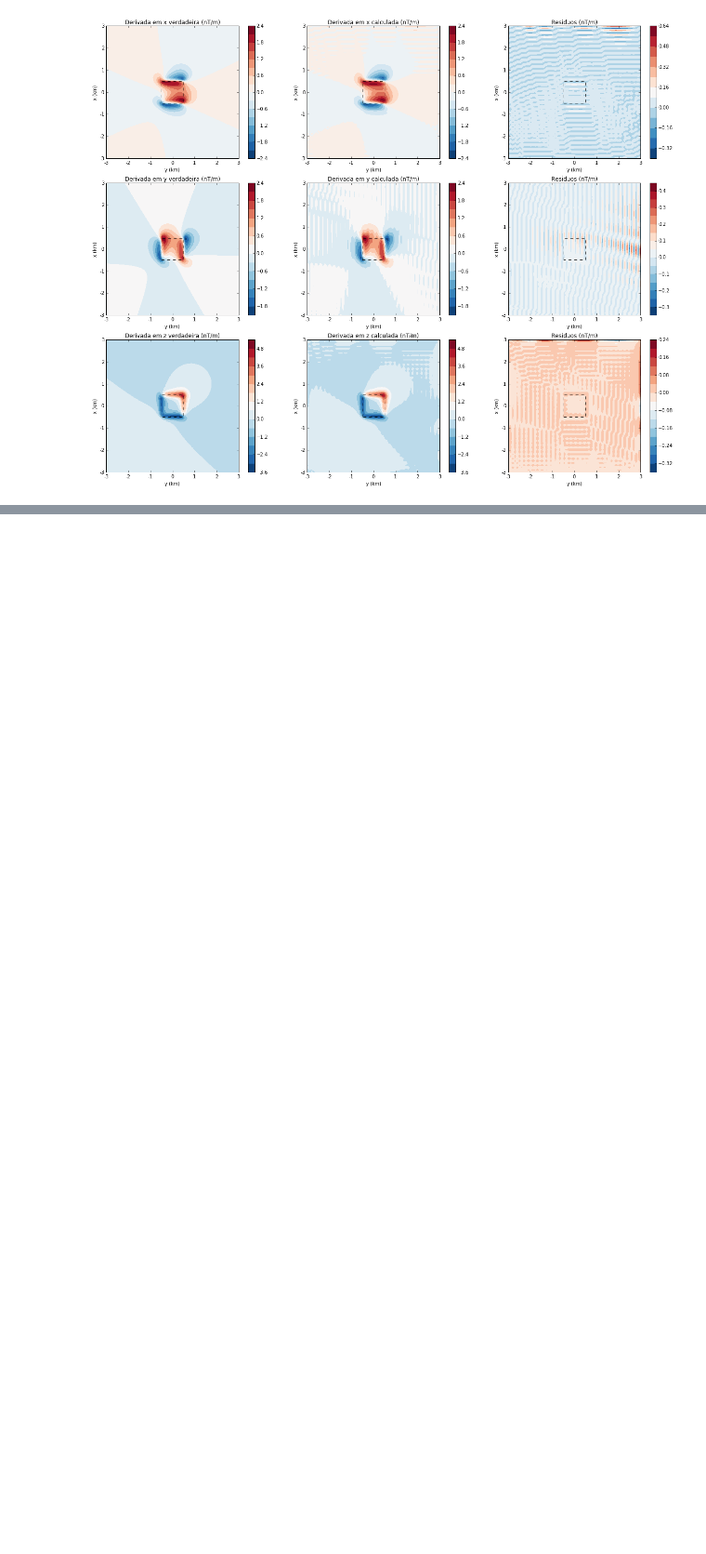
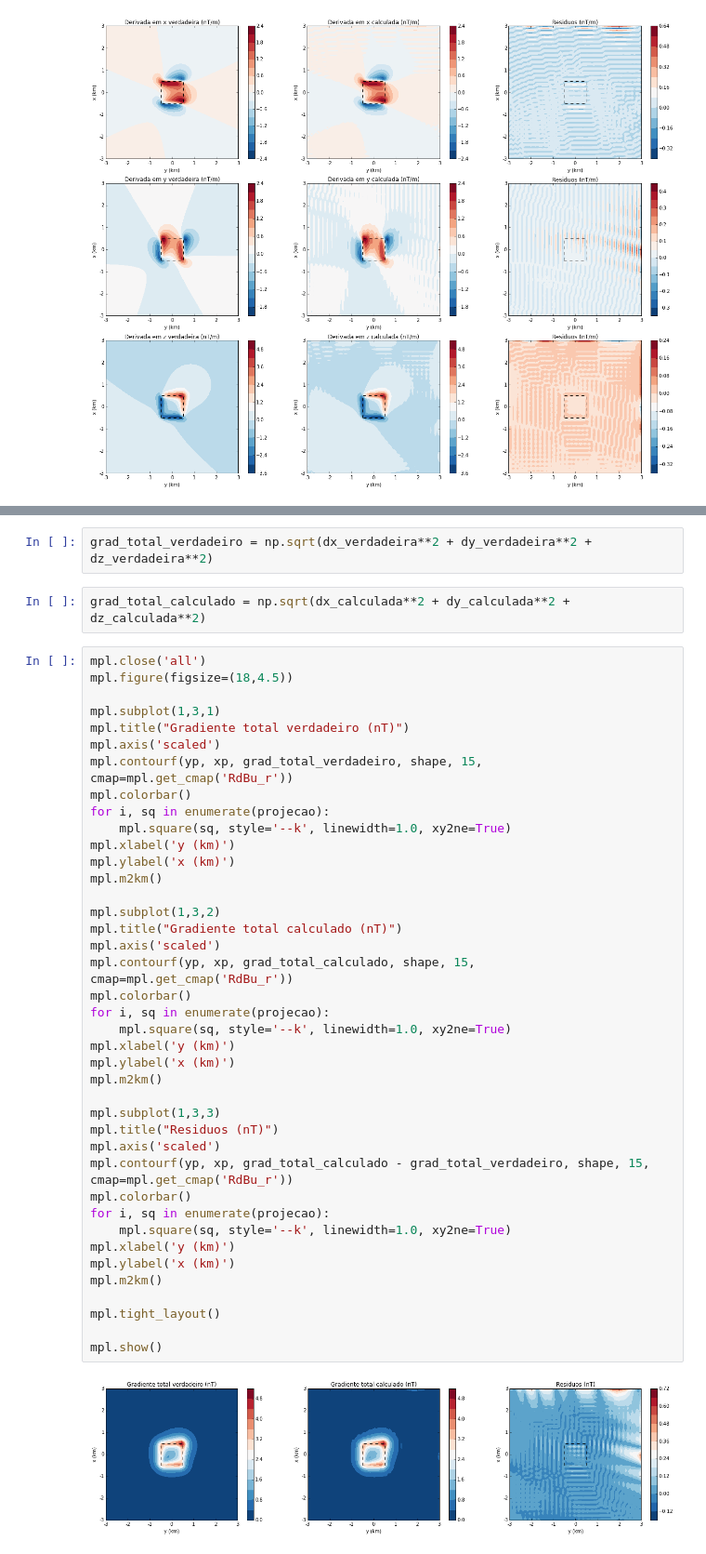
Before and after one commit to birocoles/Disciplina-metodos-potenciais, a Jupyter notebook: Aulas/Camada_equivalente/camada_equivalente_mag.ipynb, the cells around one changed output, grey strips where cells are left out. Shown at 93% size. Saved outputs shown, nothing was run; the diff lists cells and outputs as text; blank space fills up the shorter version.

```diff
--- a/Aulas/Camada_equivalente/camada_equivalente_mag.ipynb
+++ b/Aulas/Camada_equivalente/camada_equivalente_mag.ipynb
@@ -456,0 +390,46 @@ mpl.show()
+# %%
+grad_total_verdadeiro = np.sqrt(dx_verdadeira**2 + dy_verdadeira**2 + dz_verdadeira**2)
+# %%
+grad_total_calculado = np.sqrt(dx_calculada**2 + dy_calculada**2 + dz_calculada**2)
+# %%
+mpl.close('all')
+mpl.figure(figsize=(18,4.5))
+
+mpl.subplot(1,3,1)
+mpl.title("Gradiente total verdadeiro (nT)")
+mpl.axis('scaled')
+mpl.contourf(yp, xp, grad_total_verdadeiro, shape, 15, cmap=mpl.get_cmap('RdBu_r'))
+mpl.colorbar()
+for i, sq in enumerate(projecao):
+    mpl.square(sq, style='--k', linewidth=1.0, xy2ne=True)
+mpl.xlabel('y (km)')
+mpl.ylabel('x (km)')
+mpl.m2km()
+
+mpl.subplot(1,3,2)
+mpl.title("Gradiente total calculado (nT)")
+mpl.axis('scaled')
+mpl.contourf(yp, xp, grad_total_calculado, shape, 15, cmap=mpl.get_cmap('RdBu_r'))
+mpl.colorbar()
+for i, sq in enumerate(projecao):
+    mpl.square(sq, style='--k', linewidth=1.0, xy2ne=True)
+mpl.xlabel('y (km)')
+mpl.ylabel('x (km)')
+mpl.m2km()
+
+mpl.subplot(1,3,3)
+mpl.title("Residuos (nT)")
+mpl.axis('scaled')
+mpl.contourf(yp, xp, grad_total_calculado - grad_total_verdadeiro, shape, 15, cmap=mpl.get_cmap('RdBu_r'))
+mpl.colorbar()
+for i, sq in enumerate(projecao):
+    mpl.square(sq, style='--k', linewidth=1.0, xy2ne=True)
+mpl.xlabel('y (km)')
+mpl.ylabel('x (km)')
+mpl.m2km()
+
+mpl.tight_layout()
+
+mpl.show()
+# %% [output]
+[figure, added]
```
Also changed, not shown: parts of 26 cells of this notebook.
